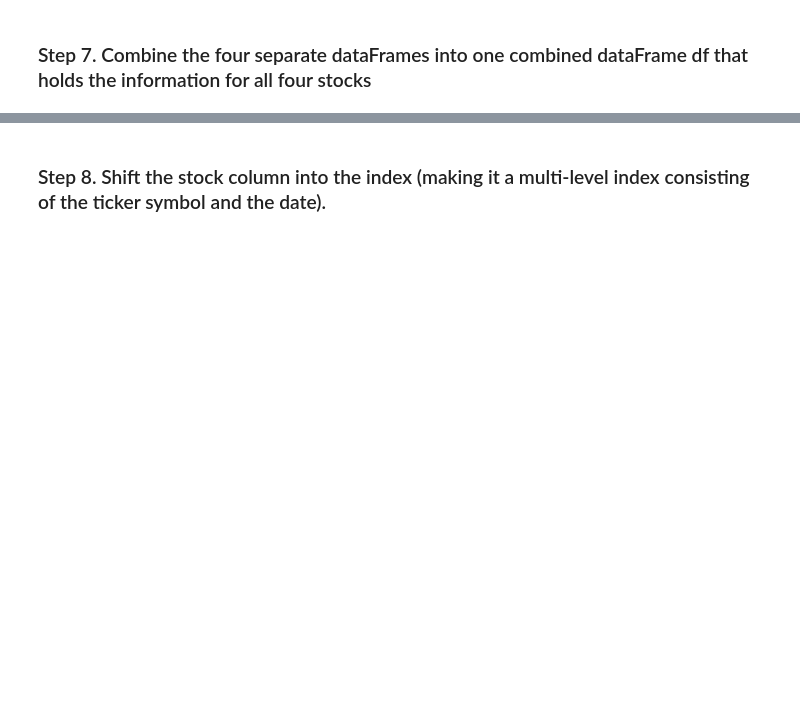
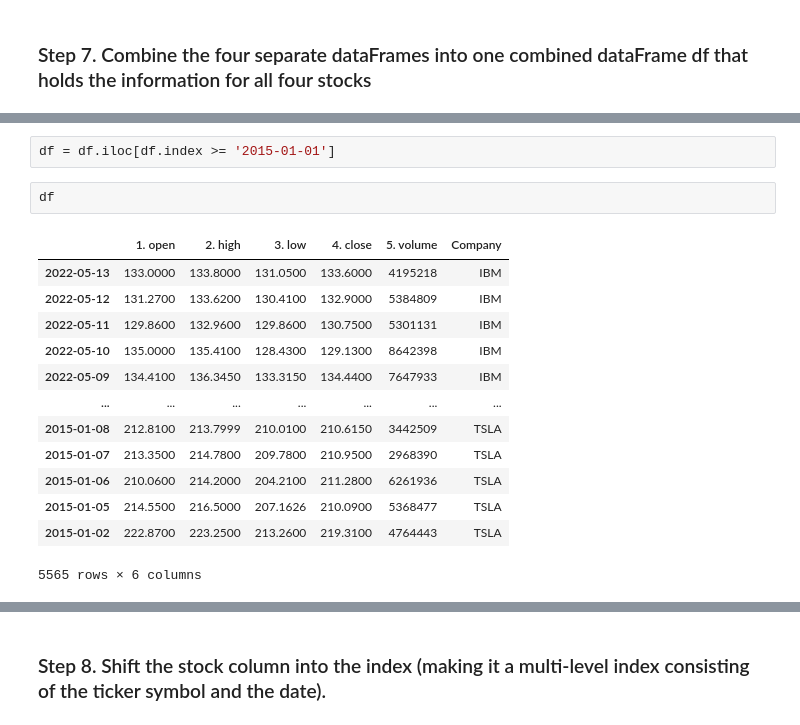
Before and after one commit to BorjaFlightCoder/pandas_exercises, a Jupyter notebook: 09_Time_Series/Getting_Financial_Data/Exercises.ipynb, the cells around one changed output, grey strips where cells are left out. Saved outputs shown, nothing was run; the diff lists cells and outputs as text; blank space fills up the shorter version.

```diff
--- a/09_Time_Series/Getting_Financial_Data/Exercises.ipynb
+++ b/09_Time_Series/Getting_Financial_Data/Exercises.ipynb
@@ -27,0 +175,18 @@ If you do not have an API key for any of the supported APIs, it is easiest to ge
+# %%
+df = df.iloc[df.index >= '2015-01-01']
+# %%
+df
+# %% [output]
+|  | 1. open | 2. high | 3. low | 4. close | 5. volume | Company |
+| 2022-05-13 | 133.0000 | 133.8000 | 131.0500 | 133.6000 | 4195218 | IBM |
+| 2022-05-12 | 131.2700 | 133.6200 | 130.4100 | 132.9000 | 5384809 | IBM |
+| 2022-05-11 | 129.8600 | 132.9600 | 129.8600 | 130.7500 | 5301131 | IBM |
+| 2022-05-10 | 135.0000 | 135.4100 | 128.4300 | 129.1300 | 8642398 | IBM |
+| 2022-05-09 | 134.4100 | 136.3450 | 133.3150 | 134.4400 | 7647933 | IBM |
+| ... | ... | ... | ... | ... | ... | ... |
+| 2015-01-08 | 212.8100 | 213.7999 | 210.0100 | 210.6150 | 3442509 | TSLA |
+| 2015-01-07 | 213.3500 | 214.7800 | 209.7800 | 210.9500 | 2968390 | TSLA |
+| 2015-01-06 | 210.0600 | 214.2000 | 204.2100 | 211.2800 | 6261936 | TSLA |
+| 2015-01-05 | 214.5500 | 216.5000 | 207.1626 | 210.0900 | 5368477 | TSLA |
+| 2015-01-02 | 222.8700 | 223.2500 | 213.2600 | 219.3100 | 4764443 | TSLA |
+5565 rows × 6 columns
```
Also changed, not shown: parts of 41 cells of this notebook, 2 other files.
